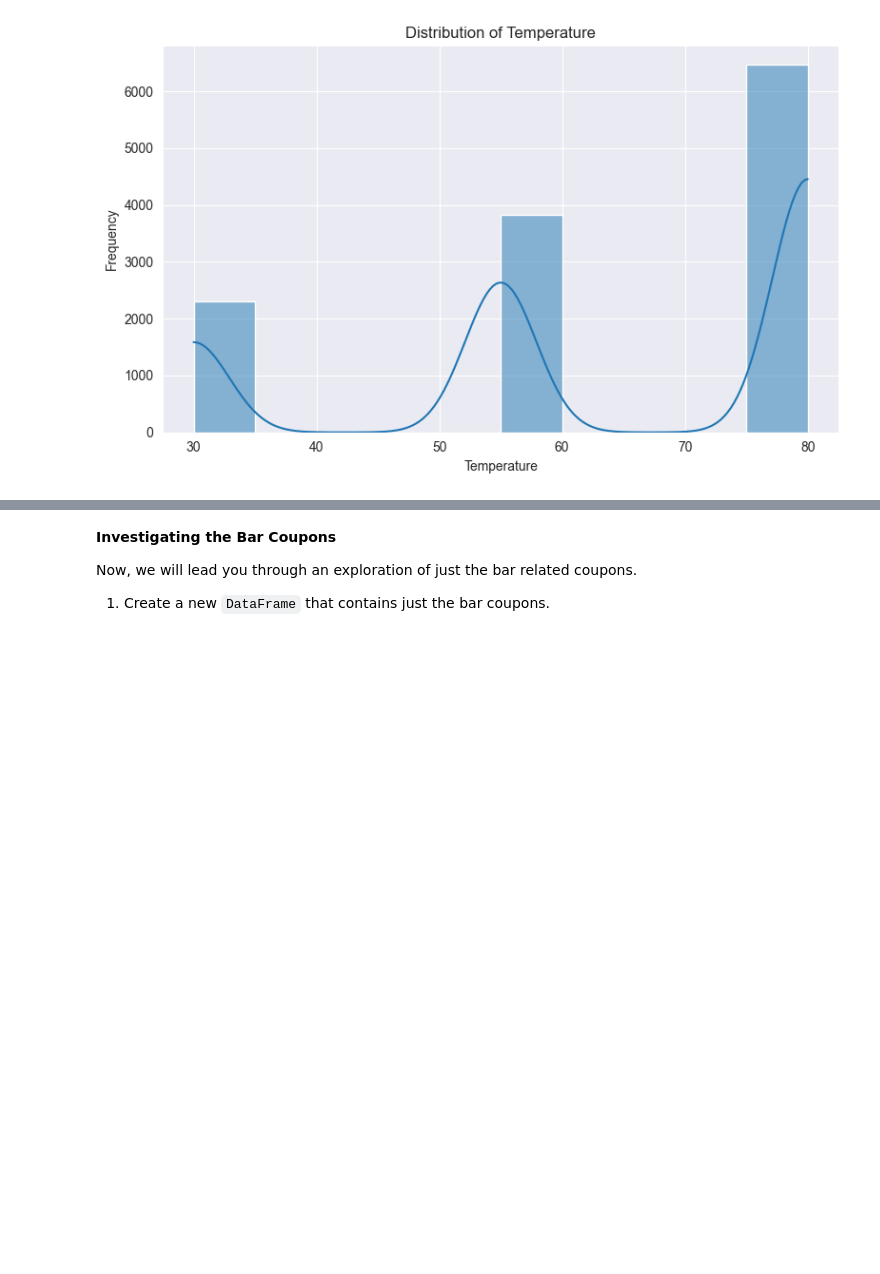
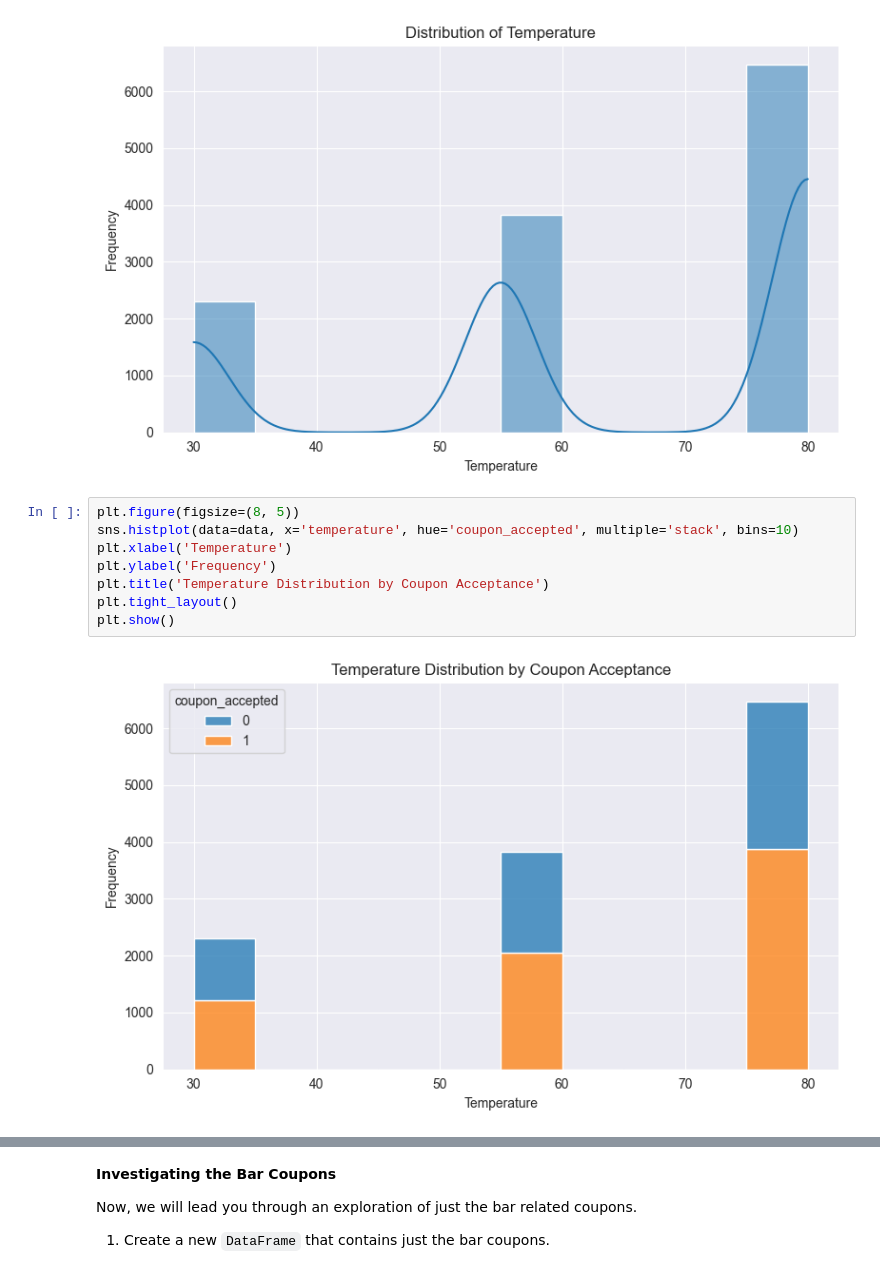
Before and after one commit to licyambrose/couponchoice, a Jupyter notebook: scripts/prompt.ipynb, the cells around one changed output, grey strips where cells are left out. Drawn from its saved outputs; the diff is of its cells as text; blank space fills up the shorter version.

Commit message:
Histogram for temperature

```diff
--- a/scripts/prompt.ipynb
+++ b/scripts/prompt.ipynb
@@ -261,3 +262,13 @@ plt.tight_layout()
 plt.show()
 # %% [output]
 [figure]
+# %%
+plt.figure(figsize=(8, 5))
+sns.histplot(data=data, x='temperature', hue='coupon_accepted', multiple='stack', bins=10)
+plt.xlabel('Temperature')
+plt.ylabel('Frequency')
+plt.title('Temperature Distribution by Coupon Acceptance')
+plt.tight_layout()
+plt.show()
+# %% [output]
+[figure, added]
```
Also changed, not shown: parts of 4 cells of this notebook.
